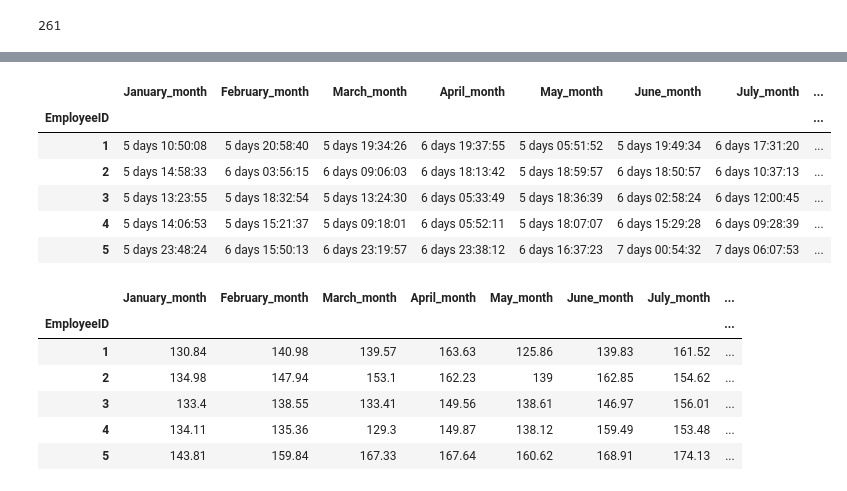
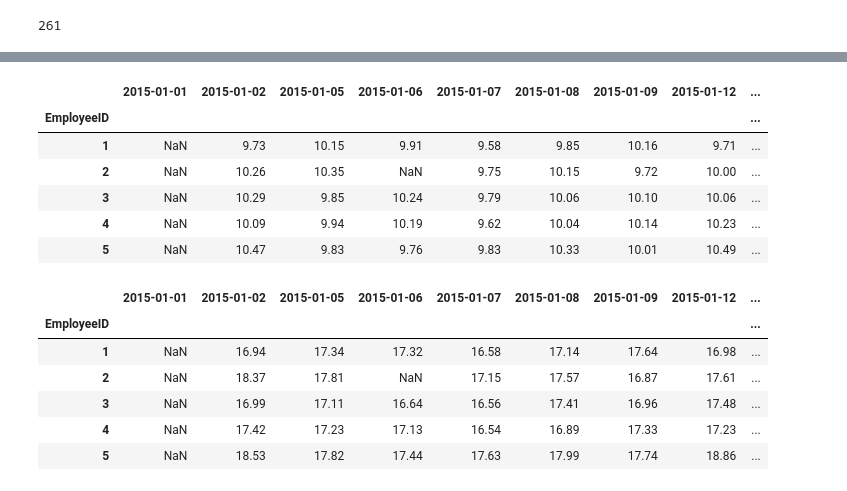
Before and after one commit to Titashmkhrj/HR_analytics_project, a Jupyter notebook: code_file.ipynb, the cells around one changed output, grey strips where cells are left out. Drawn from its saved outputs; the diff is of its cells as text; code cells hidden in the pictures.

Commit message:
feature engineering using the login and logout timestamps of employess

```diff
--- a/code_file.ipynb
+++ b/code_file.ipynb
@@ -280,10 +274,21 @@ for i in range(0, 12):
+# %%
+# transforming the values in 'in_time' and 'out_time' in hours and rounding them up to 2 decimal places.
+in_time = in_time.applymap(lambda x : round((x.hour + x.minute/60 + x.second/3600), 2))
+out_time = out_time.applymap(lambda x : round((x.hour + x.minute/60 + x.second/3600), 2))
+# %%
+# Computing average login and logout time of employees in hours
+in_time['avg_login_time'] = in_time.mean(axis=1)
+out_time['avg_logout_time'] = out_time.mean(axis=1)
+# Computing standard deviation of login and logout time of employees in hours
+in_time['std_login_time'] = in_time.std(axis=1)
+out_time['std_logout_time'] = out_time.std(axis=1)
 # %%
-working_time.head()
+in_time.head()
 # %% [output]
-|  | January_month | February_month | March_month | April_month | May_month | June_month | July_month | ... |
-| EmployeeID |  |  |  |  |  |  |  | ... |
-| 1 | 5 days 10:50:08 | 5 days 20:58:40 | 5 days 19:34:26 | 6 days 19:37:55 | 5 days 05:51:52 | 5 days 19:49:34 | 6 days 17:31:20 | ... |
-| 2 | 5 days 14:58:33 | 6 days 03:56:15 | 6 days 09:06:03 | 6 days 18:13:42 | 5 days 18:59:57 | 6 days 18:50:57 | 6 days 10:37:13 | ... |
-| 3 | 5 days 13:23:55 | 5 days 18:32:54 | 5 days 13:24:30 | 6 days 05:33:49 | 5 days 18:36:39 | 6 days 02:58:24 | 6 days 12:00:45 | ... |
-| 4 | 5 days 14:06:53 | 5 days 15:21:37 | 5 days 09:18:01 | 6 days 05:52:11 | 5 days 18:07:07 | 6 days 15:29:28 | 6 days 09:28:39 | ... |
-| 5 | 5 days 23:48:24 | 6 days 15:50:13 | 6 days 23:19:57 | 6 days 23:38:12 | 6 days 16:37:23 | 7 days 00:54:32 | 7 days 06:07:53 | ... |
+|  | 2015-01-01 | 2015-01-02 | 2015-01-05 | 2015-01-06 | 2015-01-07 | 2015-01-08 | 2015-01-09 | 2015-01-12 | ... |
+| EmployeeID |  |  |  |  |  |  |  |  | ... |
+| 1 | NaN | 9.73 | 10.15 | 9.91 | 9.58 | 9.85 | 10.16 | 9.71 | ... |
+| 2 | NaN | 10.26 | 10.35 | NaN | 9.75 | 10.15 | 9.72 | 10.00 | ... |
+| 3 | NaN | 10.29 | 9.85 | 10.24 | 9.79 | 10.06 | 10.10 | 10.06 | ... |
+| 4 | NaN | 10.09 | 9.94 | 10.19 | 9.62 | 10.04 | 10.14 | 10.23 | ... |
+| 5 | NaN | 10.47 | 9.83 | 9.76 | 9.83 | 10.33 | 10.01 | 10.49 | ... |
@@ -295,10 +295,10 @@ for c in range(0, ((working_time.shape)[1])) :
 # %%
-working_time.head()
+out_time.head()
 # %% [output]
-|  | January_month | February_month | March_month | April_month | May_month | June_month | July_month | ... |
-| EmployeeID |  |  |  |  |  |  |  | ... |
-| 1 | 130.84 | 140.98 | 139.57 | 163.63 | 125.86 | 139.83 | 161.52 | ... |
-| 2 | 134.98 | 147.94 | 153.1 | 162.23 | 139 | 162.85 | 154.62 | ... |
-| 3 | 133.4 | 138.55 | 133.41 | 149.56 | 138.61 | 146.97 | 156.01 | ... |
-| 4 | 134.11 | 135.36 | 129.3 | 149.87 | 138.12 | 159.49 | 153.48 | ... |
-| 5 | 143.81 | 159.84 | 167.33 | 167.64 | 160.62 | 168.91 | 174.13 | ... |
+|  | 2015-01-01 | 2015-01-02 | 2015-01-05 | 2015-01-06 | 2015-01-07 | 2015-01-08 | 2015-01-09 | 2015-01-12 | ... |
+| EmployeeID |  |  |  |  |  |  |  |  | ... |
+| 1 | NaN | 16.94 | 17.34 | 17.32 | 16.58 | 17.14 | 17.64 | 16.98 | ... |
+| 2 | NaN | 18.37 | 17.81 | NaN | 17.15 | 17.57 | 16.87 | 17.61 | ... |
+| 3 | NaN | 16.99 | 17.11 | 16.64 | 16.56 | 17.41 | 16.96 | 17.48 | ... |
+| 4 | NaN | 17.42 | 17.23 | 17.13 | 16.54 | 16.89 | 17.33 | 17.23 | ... |
+| 5 | NaN | 18.53 | 17.82 | 17.44 | 17.63 | 17.99 | 17.74 | 18.86 | ... |
```
Also changed, not shown: parts of 15 cells of this notebook.
